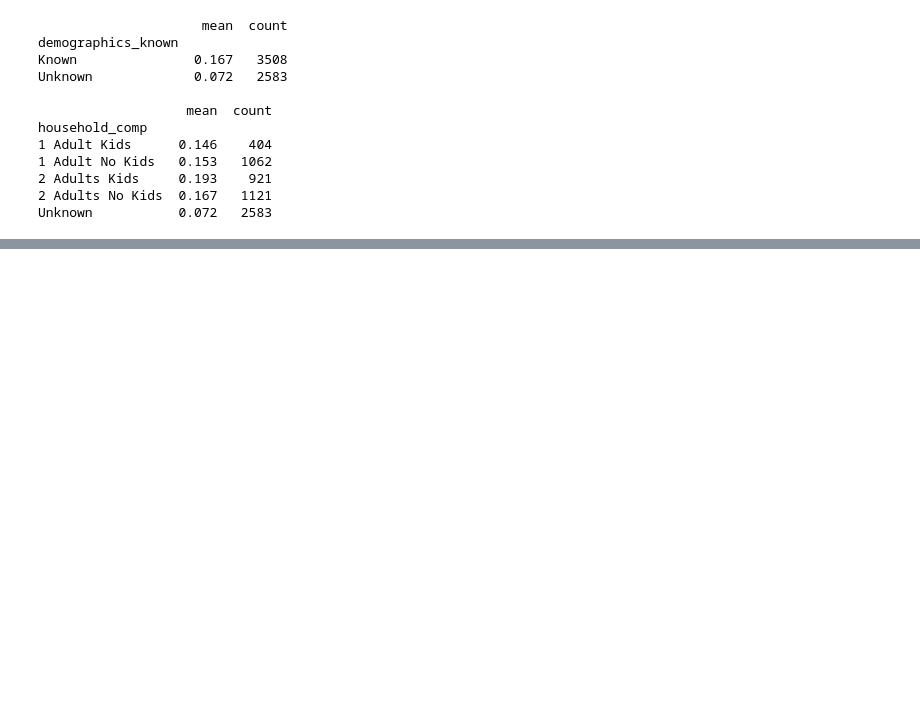
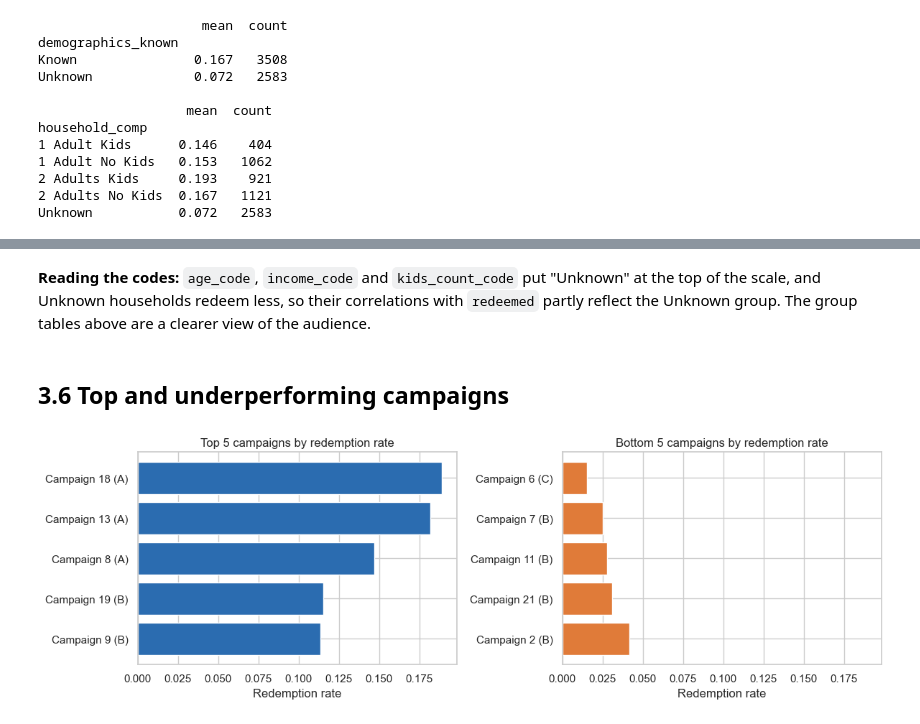
Before and after one commit to suhaivmansingh/Marketing_Campaign_Analysis, a Jupyter notebook: Marketing_Campaign_Analysis.ipynb, the cells around one changed output, grey strips where cells are left out. Saved outputs shown, nothing was run; the diff lists cells and outputs as text; code cells hidden in the pictures; blank space fills up the shorter version.

```diff
--- a/Marketing_Campaign_Analysis.ipynb
+++ b/Marketing_Campaign_Analysis.ipynb
@@ -848,0 +875,28 @@ Unknown           0.072   2583
+# %% [markdown]
+**Reading the codes:** `age_code`, `income_code` and `kids_count_code` put "Unknown" at the top of the scale, and Unknown households redeem less, so their correlations with `redeemed` partly reflect the Unknown group. The group tables above are a clearer view of the audience.
+# %% [markdown]
+## 3.6 Top and underperforming campaigns
+# %%
+# Rank the 20 reliable campaigns by redemption rate
+ranked = campaign_summary[campaign_summary["rankable"]].sort_values("redemption_rate", ascending=False)
+ranked["label"] = "Campaign " + ranked["campaign_id"].astype(str) + " (" + ranked["campaign_type"].str[-1] + ")"
+
+top5 = ranked.head(5)
+bottom5 = ranked.tail(5).sort_values("redemption_rate")
+
+fig, axes = plt.subplots(1, 2, figsize=(12, 4), sharex=True)
+
+axes[0].barh(top5["label"], top5["redemption_rate"], color="#2B6CB0")
+axes[0].set_title("Top 5 campaigns by redemption rate")
+axes[0].invert_yaxis()
+
+axes[1].barh(bottom5["label"], bottom5["redemption_rate"], color="#E07B39")
+axes[1].set_title("Bottom 5 campaigns by redemption rate")
+axes[1].invert_yaxis()
+
+for ax in axes:
+    ax.set_xlabel("Redemption rate")
+plt.tight_layout()
+plt.show()
+# %% [output]
+[figure, added]
```
Also changed, not shown: parts of 6 cells of this notebook.
